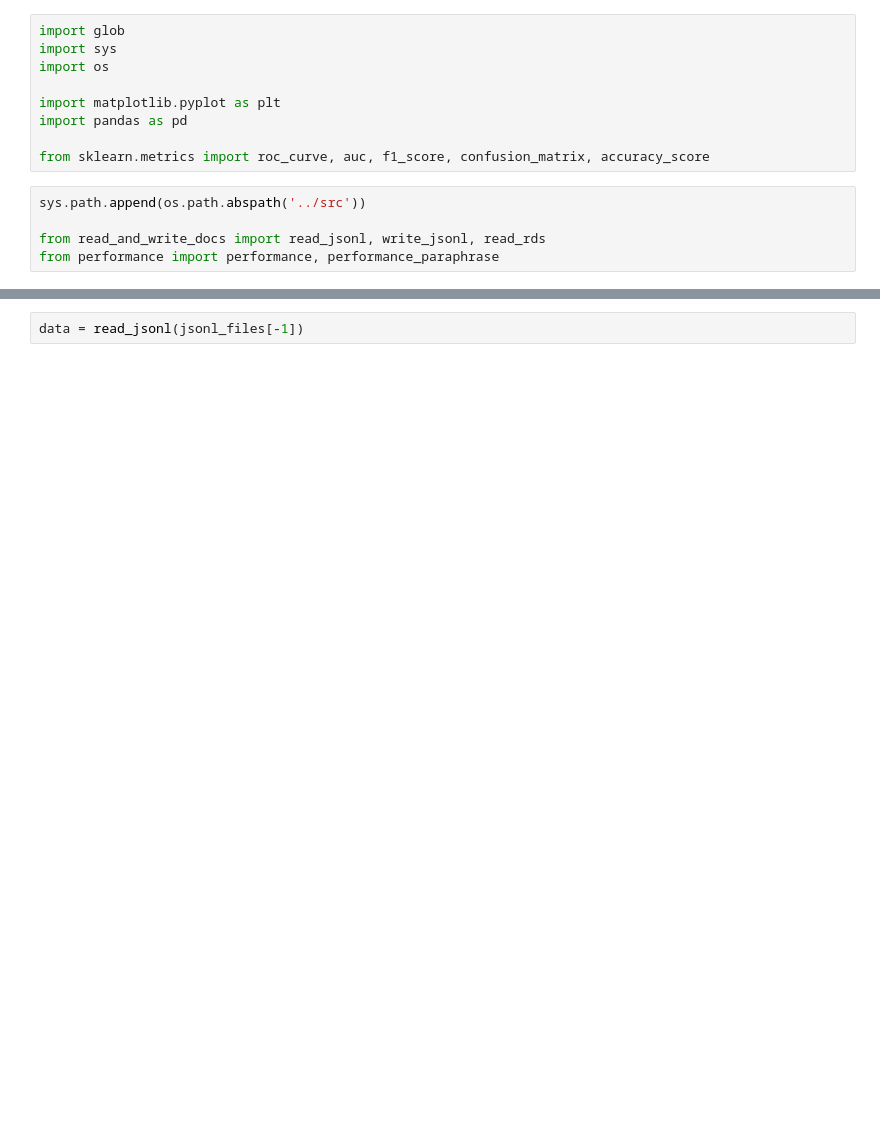
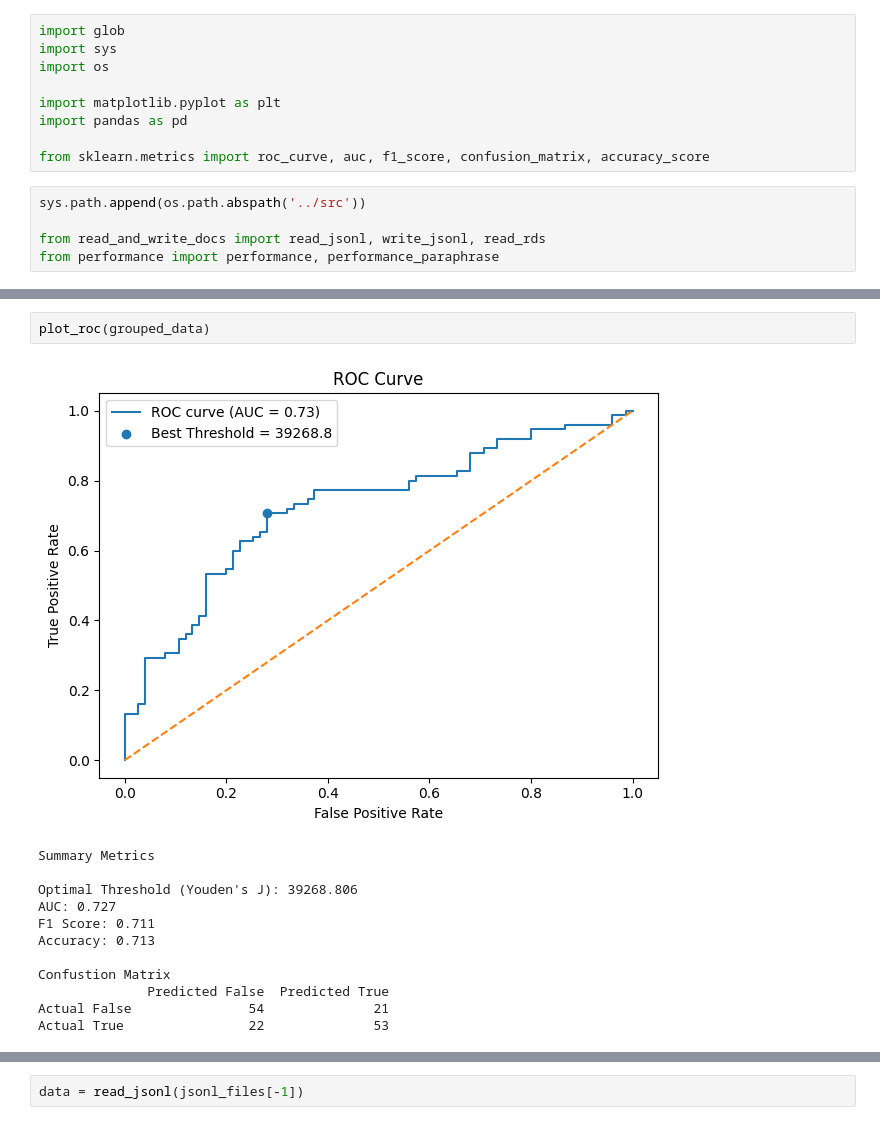
Before and after one commit to BenJCross1995/av_distributions, a Jupyter notebook: notebooks/LambdaG Paraphrase Results.ipynb, the cells around one changed output, grey strips where cells are left out. Cells and saved outputs as stored; diff of their text form; blank space fills up the shorter version.

```diff
--- a/notebooks/LambdaG Paraphrase Results.ipynb
+++ b/notebooks/LambdaG Paraphrase Results.ipynb
@@ -22,0 +91,15 @@ v2_dir = "/Volumes/BCross/datasets/author_verification/lambda_g_results/paraphra
+# %%
+plot_roc(grouped_data)
+# %% [output]
+[figure, added]
+Summary Metrics
+
+Optimal Threshold (Youden's J): 39268.806
+AUC: 0.727
+F1 Score: 0.711
+Accuracy: 0.713
+
+Confustion Matrix
+              Predicted False  Predicted True
+Actual False               54              21
+Actual True                22              53
```
Also changed, not shown: parts of 19 cells of this notebook, 3 other files.
